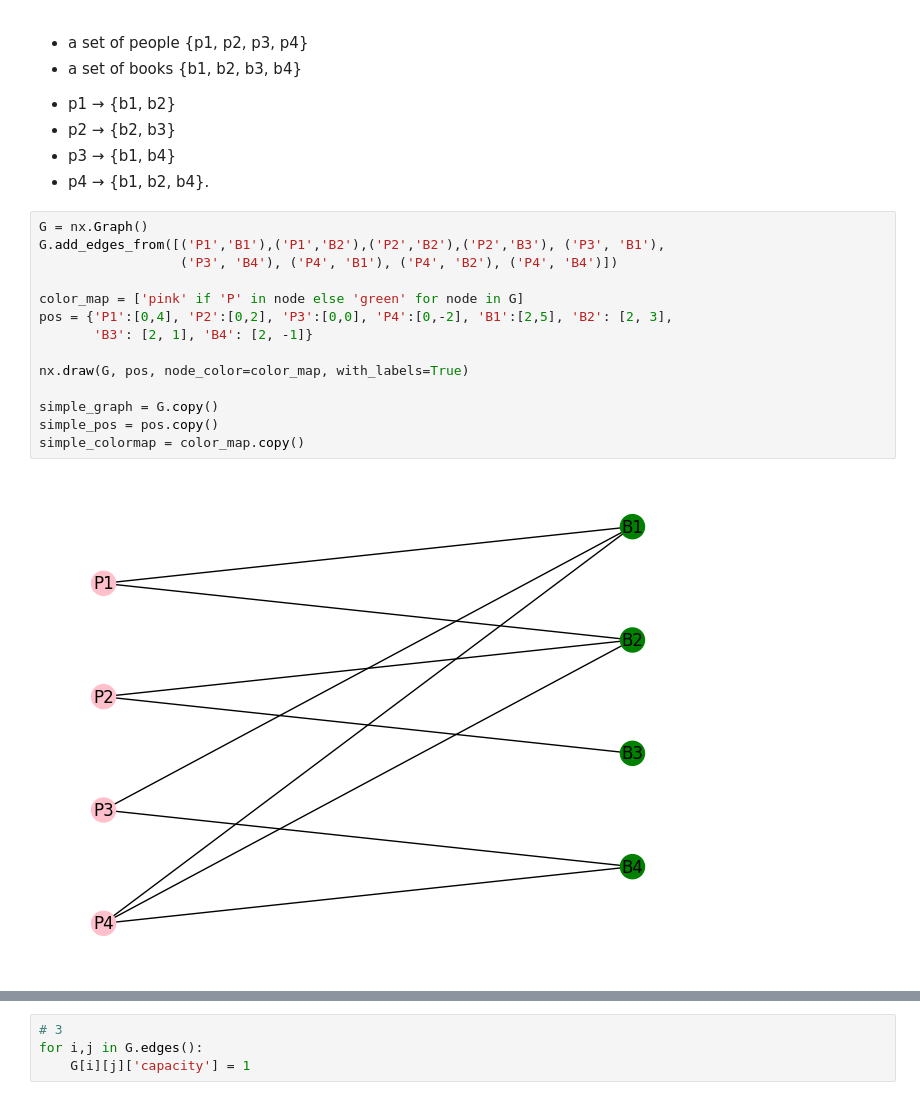
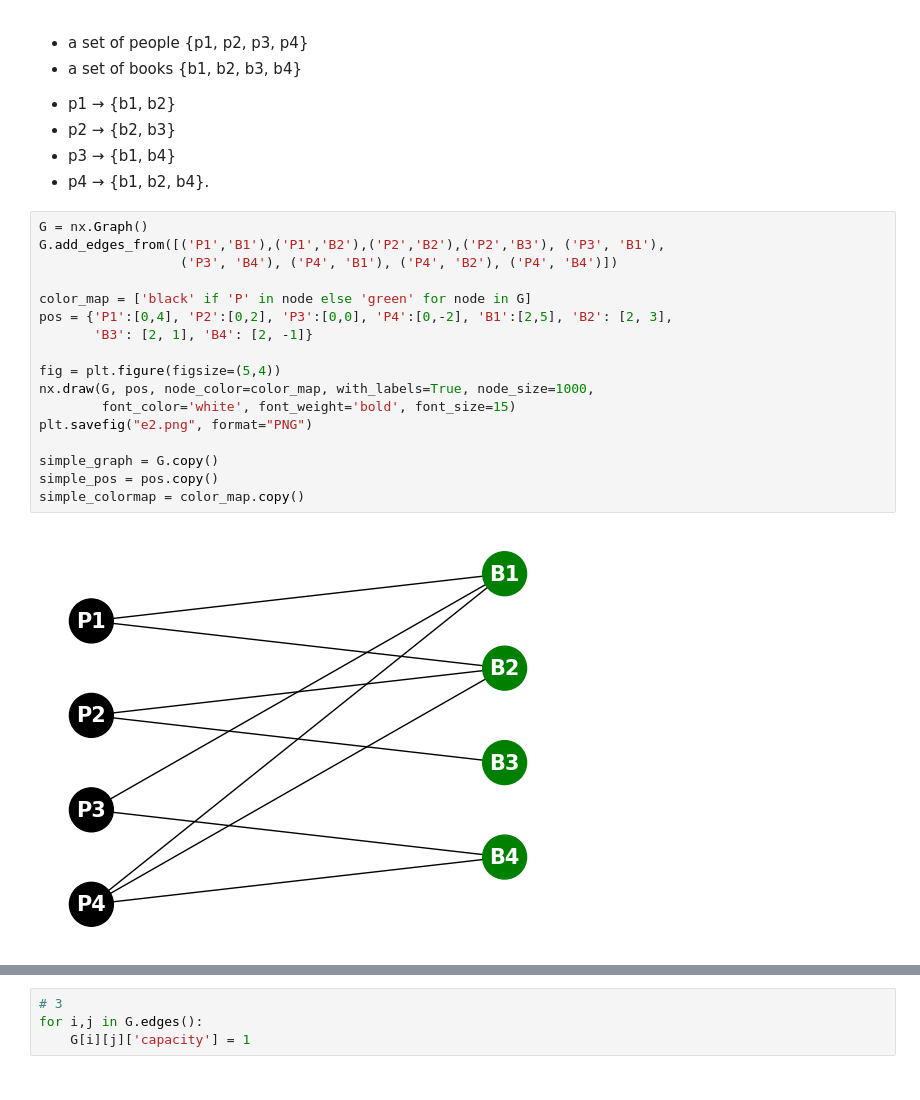
Before and after one commit to alecasel/Network-Dynamics-And-Learning, a Jupyter notebook: h1/Homework1.ipynb, the cells around one changed output, grey strips where cells are left out. Cells and saved outputs as stored; diff of their text form.

```diff
--- a/h1/Homework1.ipynb
+++ b/h1/Homework1.ipynb
@@ -200,19 +219,22 @@ plt.show()
 # %%
 G = nx.Graph()
 G.add_edges_from([('P1','B1'),('P1','B2'),('P2','B2'),('P2','B3'), ('P3', 'B1'),
                   ('P3', 'B4'), ('P4', 'B1'), ('P4', 'B2'), ('P4', 'B4')])
 
-color_map = ['pink' if 'P' in node else 'green' for node in G]
+color_map = ['black' if 'P' in node else 'green' for node in G]
 pos = {'P1':[0,4], 'P2':[0,2], 'P3':[0,0], 'P4':[0,-2], 'B1':[2,5], 'B2': [2, 3],
        'B3': [2, 1], 'B4': [2, -1]}
 
-nx.draw(G, pos, node_color=color_map, with_labels=True)
+fig = plt.figure(figsize=(5,4))
+nx.draw(G, pos, node_color=color_map, with_labels=True, node_size=1000,
+        font_color='white', font_weight='bold', font_size=15)
+plt.savefig("e2.png", format="PNG")
 
 simple_graph = G.copy()
 simple_pos = pos.copy()
 simple_colormap = color_map.copy()
 # %% [output]
-[figure, old version]
+[figure, new version]
 # %% [markdown]
 ## 2(a)
 Does a perfect matching people-books exist?
```
Also changed, not shown: parts of 27 cells of this notebook, 1 other file.
